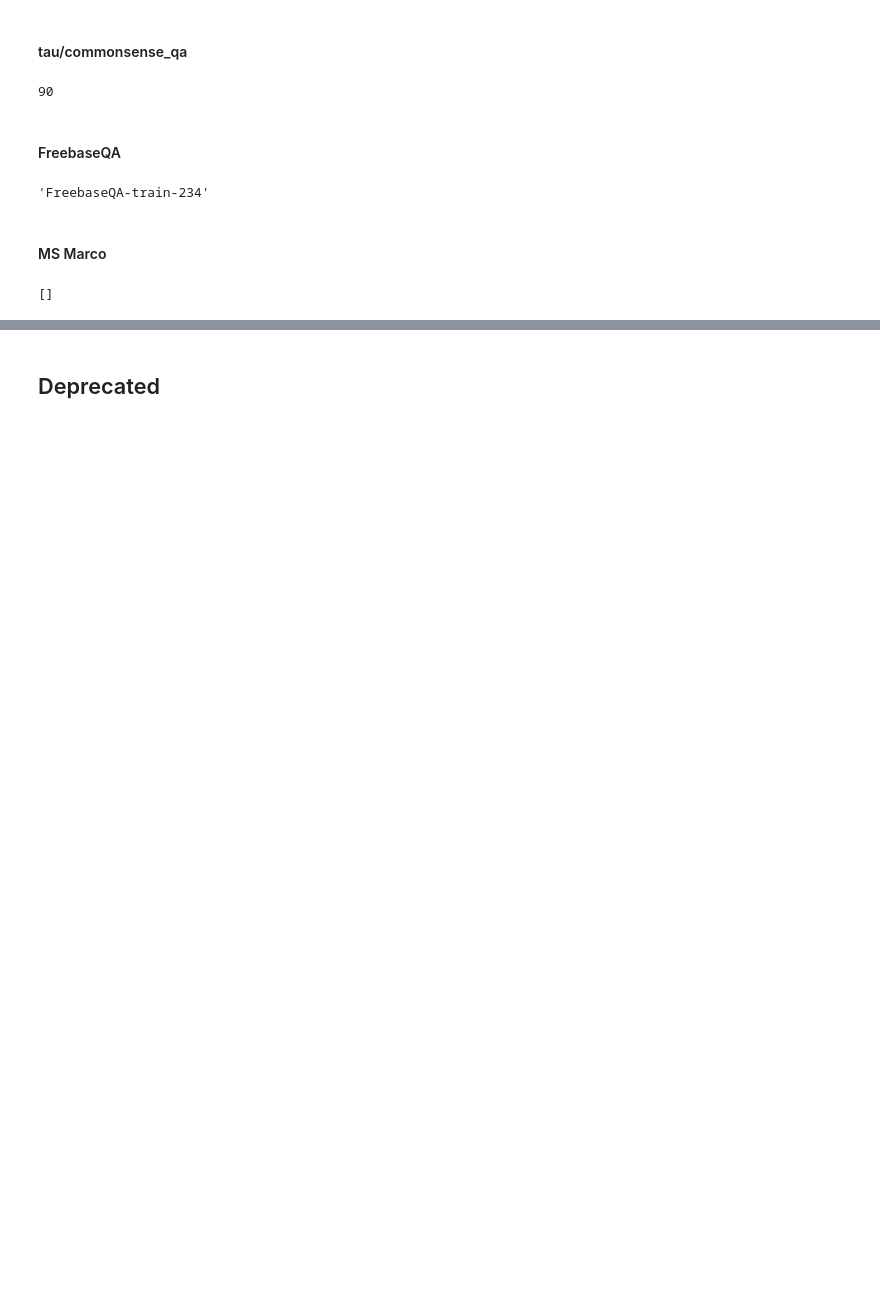
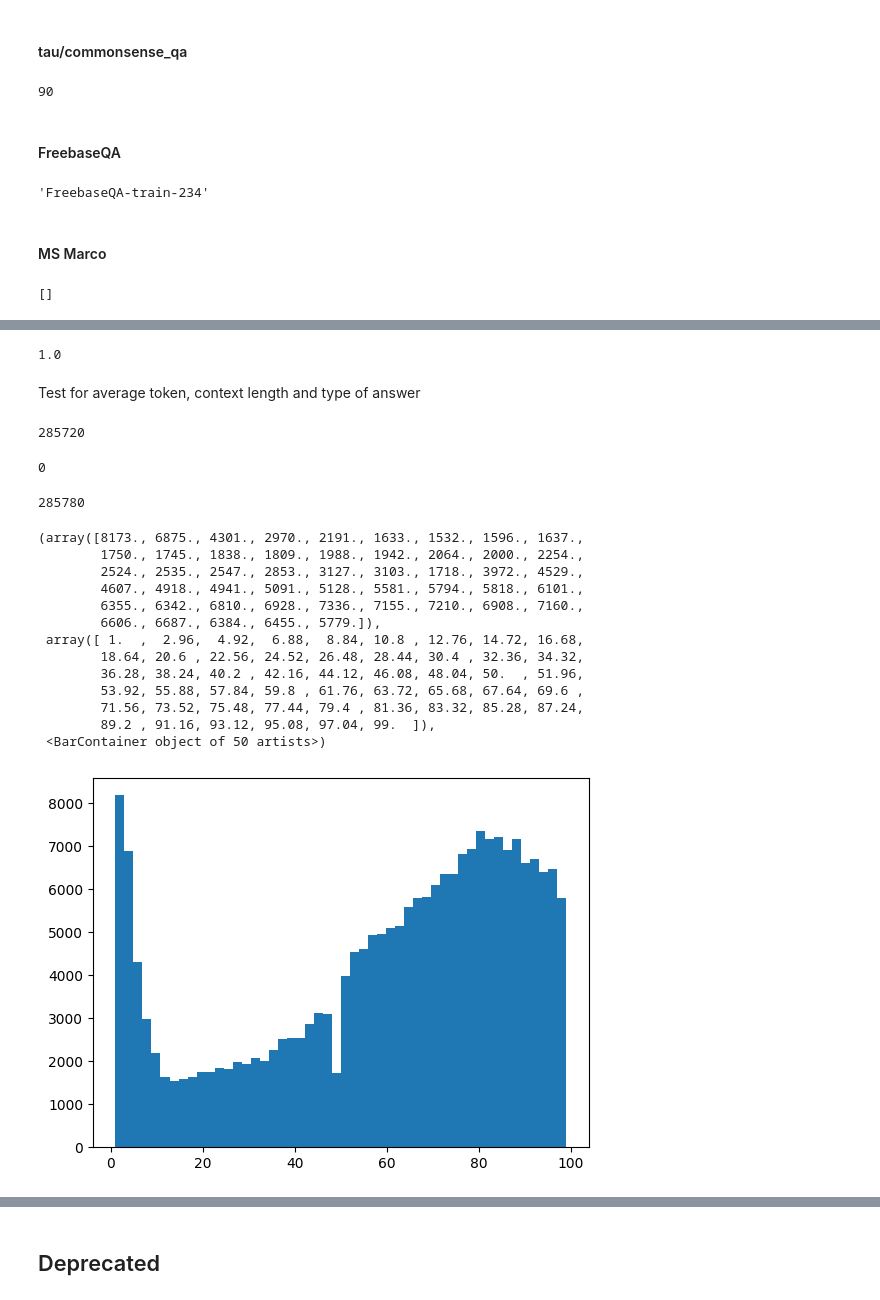
Before and after one commit to tristanratz/ITRF, a Jupyter notebook: create_dataset/create_reranker_dataset.ipynb, the cells around one changed output, grey strips where cells are left out. Cells and saved outputs as stored; diff of their text form; code cells hidden in the pictures; blank space fills up the shorter version.

```diff
--- a/create_dataset/create_reranker_dataset.ipynb
+++ b/create_dataset/create_reranker_dataset.ipynb
@@ -261,0 +422,29 @@ itrf_dataset_buffer
+# %%
+# Recalculate the softmax
+import time
+sameid = itrf[itrf["id_new"] == ""]
+new_id = ""
+llm_scores = -1
+retriever_scores = -1
+total = 0
+
+start = time.time()
+
+for row in itrf.itertuples():
+    # print(row)
+    # break
+    if sameid.empty or (not row.id_new == new_id):
+        sameid = itrf[itrf["id_new"] == row.id_new]
+        new_id = row.id_new
+        llm_scores = sameid["llm_score"].sum()
+        retriever_scores = sameid["retriever_score"].sum()
+    llm_sm = row.llm_score / llm_scores
+    retriever_sm = row.retriever_score / retriever_scores
+    itrf.at[row.Index, "llm_softmax"] = llm_sm
+    itrf.at[row.Index, "retriever_softmax"] = retriever_sm
+    itrf.at[row.Index, "llm_weighted_softmax"] = retriever_sm * llm_sm
+
+    total += 1
+    if total % 1000 == 0:
+        # Formatted datetime
+        print(f"Processed {total} in {str(timedelta(seconds=(time.time() - start)))}")
@@ -261,0 +488,3 @@ itrf_dataset_buffer
+# %%
+for x,y, c in zip(softmax(itrf[itrf["query"] == "Where do you put junk mail?"]["retriever_score"]), itrf[itrf["query"] == "Where do you put junk mail?"]["retriever_softmax"],  itrf[itrf["query"] == "Where do you put junk mail?"]["context"]):
+    print(f"{x:.2%}, {y:.2%} Are the same:", x == y, c)
@@ -261,0 +509,38 @@ itrf_dataset_buffer
+# %%
+itrf[itrf["query"] == "Where do you put junk mail?"]["llm_softmax"].sum()
+# %% [output]
+1.0
+# %% [markdown]
+Test for average token, context length and type of answer
+# %%
+itrf = read_parquet("../data/dataset/itrf_dataset_reranker_processed.parquet")
+len(itrf)
+# %% [output]
+285720
+# %%
+print(len(itrf[itrf["ground_truth"] == "I don't know."]))
+itrf = itrf[itrf["ground_truth"] != "I don't know."]
+len(itrf)
+# %% [output]
+0
+285780
+# %%
+context_length = itrf["context"].apply(lambda x: len(x.split(" ")))
+npa = context_length.to_numpy()
+npa = npa[npa < 100]
+plt.hist(npa, bins=50)
+# %% [output]
+(array([8173., 6875., 4301., 2970., 2191., 1633., 1532., 1596., 1637.,
+        1750., 1745., 1838., 1809., 1988., 1942., 2064., 2000., 2254.,
+        2524., 2535., 2547., 2853., 3127., 3103., 1718., 3972., 4529.,
+        4607., 4918., 4941., 5091., 5128., 5581., 5794., 5818., 6101.,
+        6355., 6342., 6810., 6928., 7336., 7155., 7210., 6908., 7160.,
+        6606., 6687., 6384., 6455., 5779.]),
+ array([ 1.  ,  2.96,  4.92,  6.88,  8.84, 10.8 , 12.76, 14.72, 16.68,
+        18.64, 20.6 , 22.56, 24.52, 26.48, 28.44, 30.4 , 32.36, 34.32,
+        36.28, 38.24, 40.2 , 42.16, 44.12, 46.08, 48.04, 50.  , 51.96,
+        53.92, 55.88, 57.84, 59.8 , 61.76, 63.72, 65.68, 67.64, 69.6 ,
+        71.56, 73.52, 75.48, 77.44, 79.4 , 81.36, 83.32, 85.28, 87.24,
+        89.2 , 91.16, 93.12, 95.08, 97.04, 99.  ]),
+ <BarContainer object of 50 artists>)
+[figure, added]
```
Also changed, not shown: parts of 41 cells of this notebook, 2 other files.
